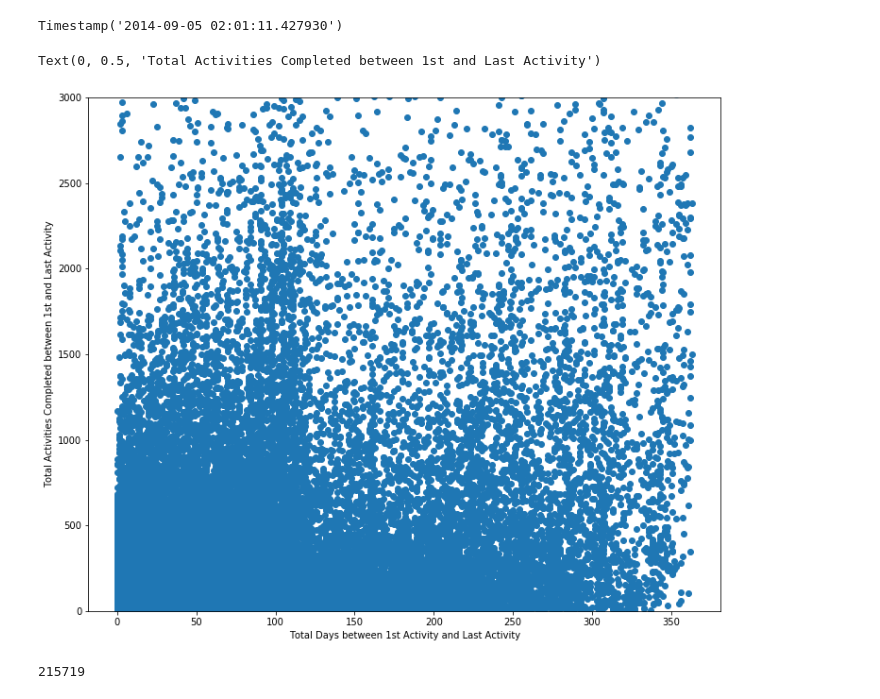
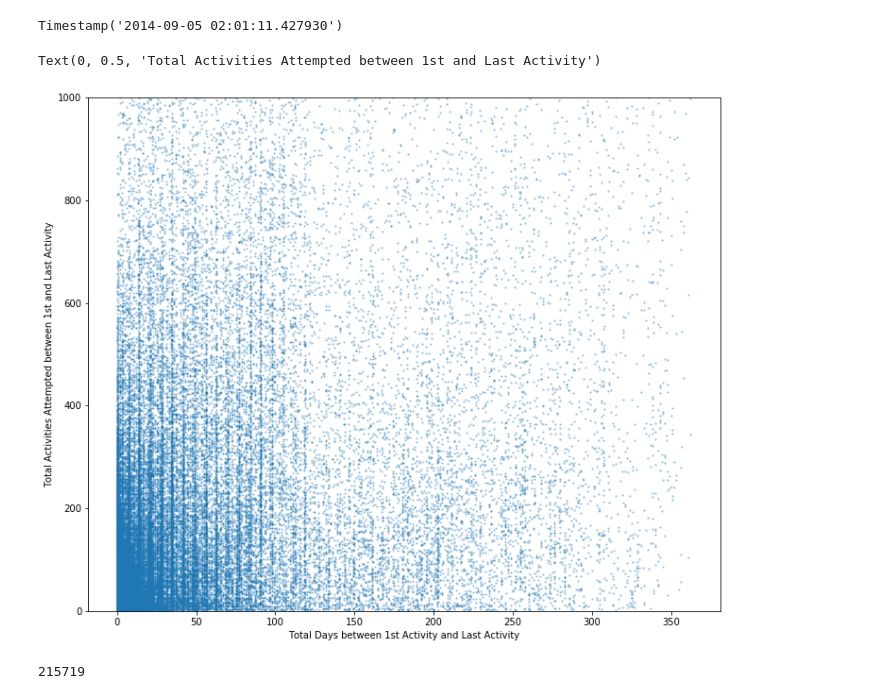
Before and after one commit to branlindsey/junyi_app_user, a Jupyter notebook: EDA.ipynb, the cells around one changed output. Drawn from its saved outputs; the diff is of its cells as text; code cells hidden in the pictures.

```diff
--- a/EDA.ipynb
+++ b/EDA.ipynb
@@ -154,13 +142,13 @@ rng = (users['time_done'].max() - users['time_done'].min()).dt.days
 # %%
 fig, ax = plt.subplots(figsize =(12,10))
 
-ax.scatter(rng, total_usage)
-ax.set_ylim(0,3000)
+ax.scatter(rng, total_usage, s=2, alpha=.3)
+ax.set_ylim(0,1000)
 ax.set_xlabel('Total Days between 1st Activity and Last Activity')
-ax.set_ylabel('Total Activities Completed between 1st and Last Activity')
+ax.set_ylabel('Total Activities Attempted between 1st and Last Activity')
 # %% [output]
-Text(0, 0.5, 'Total Activities Completed between 1st and Last Activity')
+Text(0, 0.5, 'Total Activities Attempted between 1st and Last Activity')
-[figure, old version]
+[figure, new version]
 # %%
 len(rng)
 # %% [output]
```
Also changed, not shown: parts of 2 cells of this notebook, 1 other file.
